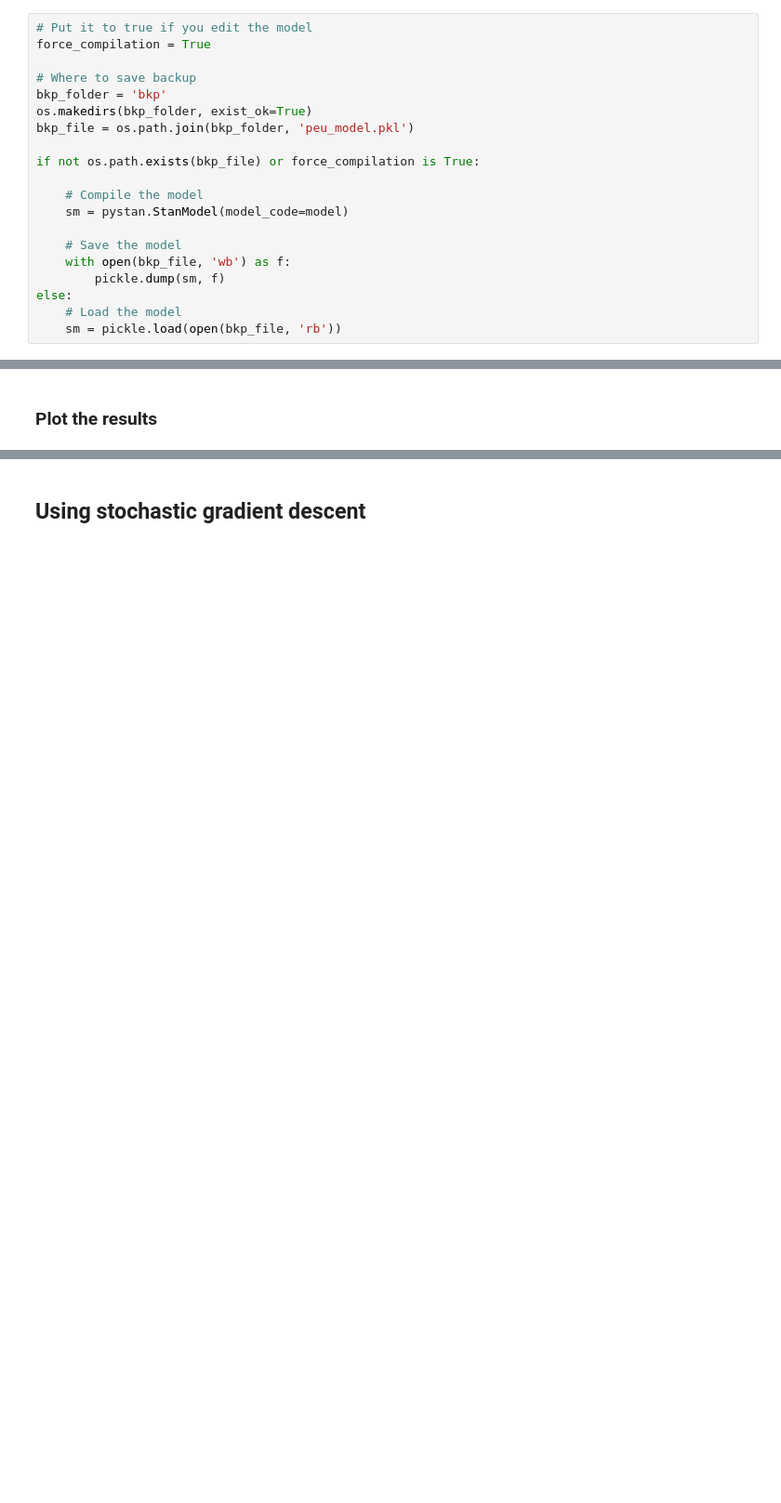
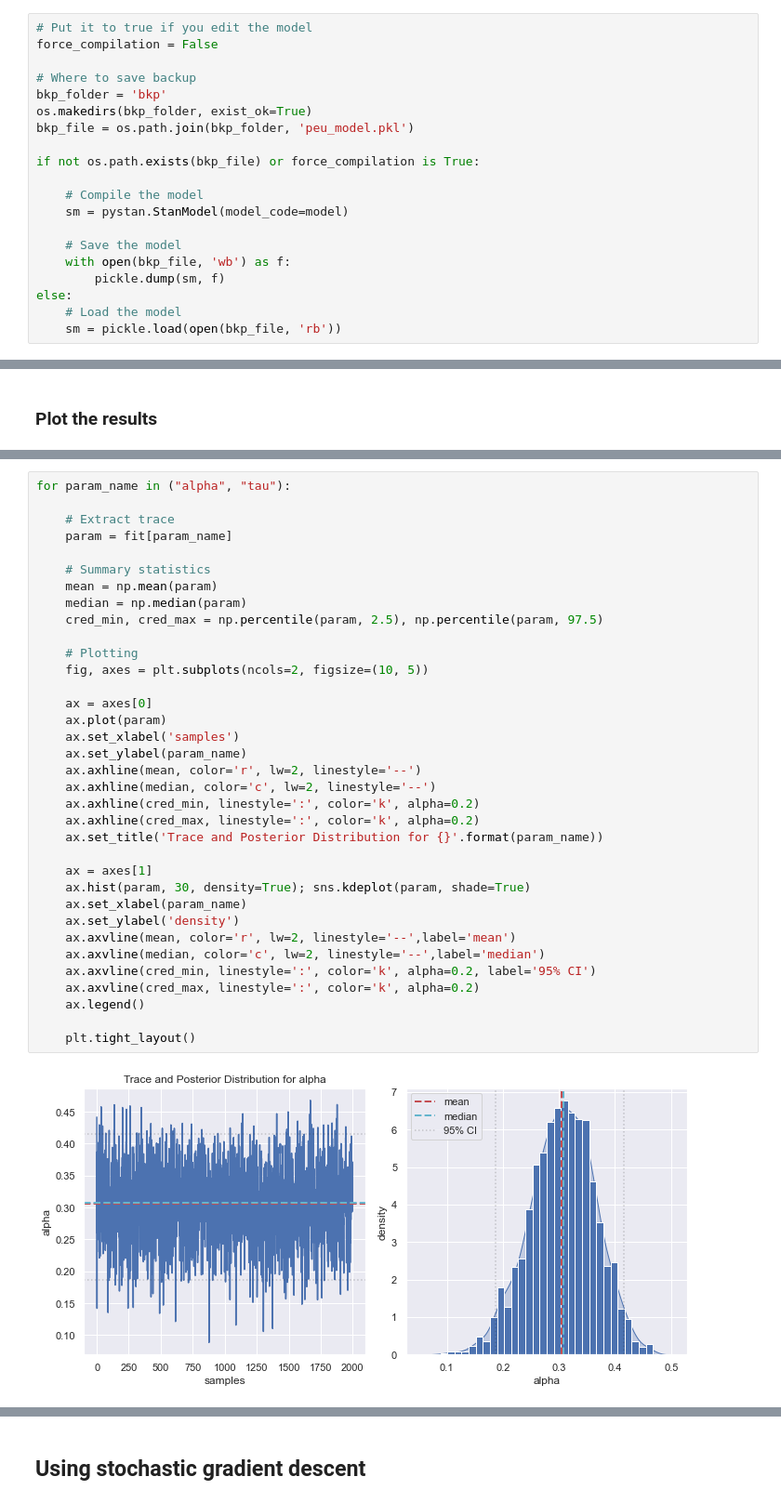
Before and after one commit to AurelienNioche/BayesianCogSci, a Jupyter notebook: likelihood_based/probabilistic_expected_utility.ipynb, the cells around one changed output, grey strips where cells are left out. Shown at 93% size. Drawn from its saved outputs; the diff is of its cells as text; blank space fills up the shorter version.

```diff
--- a/likelihood_based/probabilistic_expected_utility.ipynb
+++ b/likelihood_based/probabilistic_expected_utility.ipynb
@@ -121,7 +121,7 @@ model {
 ### Compile the model
 # %%
 # Put it to true if you edit the model
-force_compilation = True
+force_compilation = False
 
 # Where to save backup
 bkp_folder = 'bkp'
@@ -268,3 +271,40 @@ ax.legend()
 plt.show()
 # %% [output]
 [figure]
+# %%
+for param_name in ("alpha", "tau"):
+
+    # Extract trace
+    param = fit[param_name]
+
+    # Summary statistics
+    mean = np.mean(param)
+    median = np.median(param)
+    cred_min, cred_max = np.percentile(param, 2.5), np.percentile(param, 97.5)
+
+    # Plotting
+    fig, axes = plt.subplots(ncols=2, figsize=(10, 5))
+
+    ax = axes[0]
+    ax.plot(param)
+    ax.set_xlabel('samples')
+    ax.set_ylabel(param_name)
+    ax.axhline(mean, color='r', lw=2, linestyle='--')
+    ax.axhline(median, color='c', lw=2, linestyle='--')
+    ax.axhline(cred_min, linestyle=':', color='k', alpha=0.2)
+    ax.axhline(cred_max, linestyle=':', color='k', alpha=0.2)
+    ax.set_title('Trace and Posterior Distribution for {}'.format(param_name))
+
+    ax = axes[1]
+    ax.hist(param, 30, density=True); sns.kdeplot(param, shade=True)
+    ax.set_xlabel(param_name)
+    ax.set_ylabel('density')
+    ax.axvline(mean, color='r', lw=2, linestyle='--',label='mean')
+    ax.axvline(median, color='c', lw=2, linestyle='--',label='median')
+    ax.axvline(cred_min, linestyle=':', color='k', alpha=0.2, label='95% CI')
+    ax.axvline(cred_max, linestyle=':', color='k', alpha=0.2)
+    ax.legend()
+
+    plt.tight_layout()
+# %% [output]
+[figure, added]
```
Also changed, not shown: parts of 13 cells of this notebook, 2 other files.
